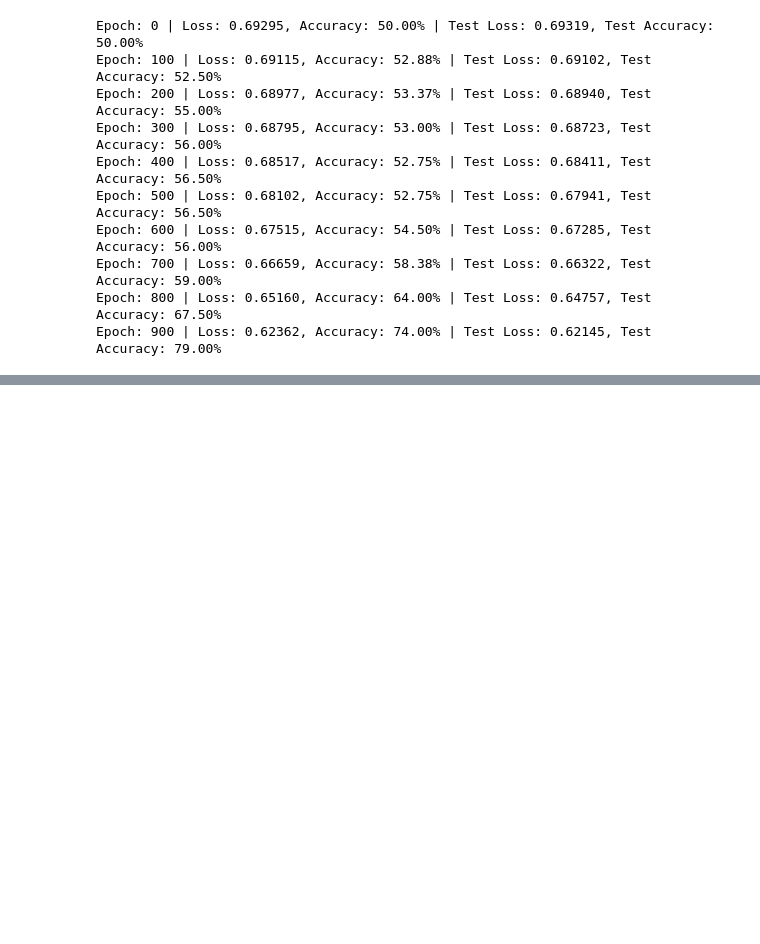
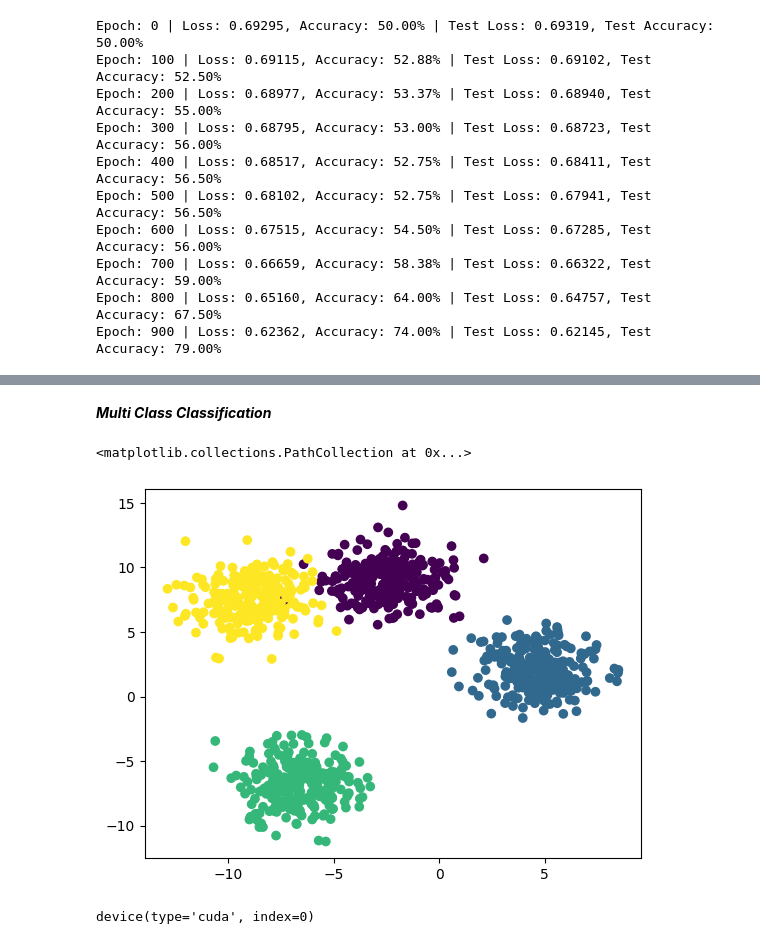
Before and after one commit to ShoebAgha/Pytorch, a Jupyter notebook: 02_PyTorch_Neural_Network_Classification.ipynb, the cells around one changed output, grey strips where cells are left out. Drawn from its saved outputs; the diff is of its cells as text; code cells hidden in the pictures; blank space fills up the shorter version.

Commit message:
Started Multi Class Classification

```diff
--- a/02_PyTorch_Neural_Network_Classification.ipynb
+++ b/02_PyTorch_Neural_Network_Classification.ipynb
@@ -282,0 +283,2 @@ plot_decision_boundary(model_1,X_test,y_test)
+# %% [markdown]
+***Multi Class Classification***
@@ -282,0 +287,19 @@ plot_decision_boundary(model_1,X_test,y_test)
+# %%
+X_blobs, y_blobs = make_blobs(
+    n_samples=1000,
+    n_features=2,
+    centers=4,
+    cluster_std=1.5,
+    random_state=42
+)
+X_blobs=torch.from_numpy(X_blobs).type(torch.float).to('cuda')
+y_blobs=torch.from_numpy(y_blobs).type(torch.LongTensor).to('cuda')
+# %%
+plt.scatter(X_blobs[:,0].to('cpu'),X_blobs[:,1].to('cpu'),c=y_blobs.to('cpu'))
+# %% [output]
+<matplotlib.collections.PathCollection at 0x...>
+[figure, added]
+# %%
+X_blobs.device
+# %% [output]
+device(type='cuda', index=0)
```
Also changed, not shown: parts of 10 cells of this notebook.
